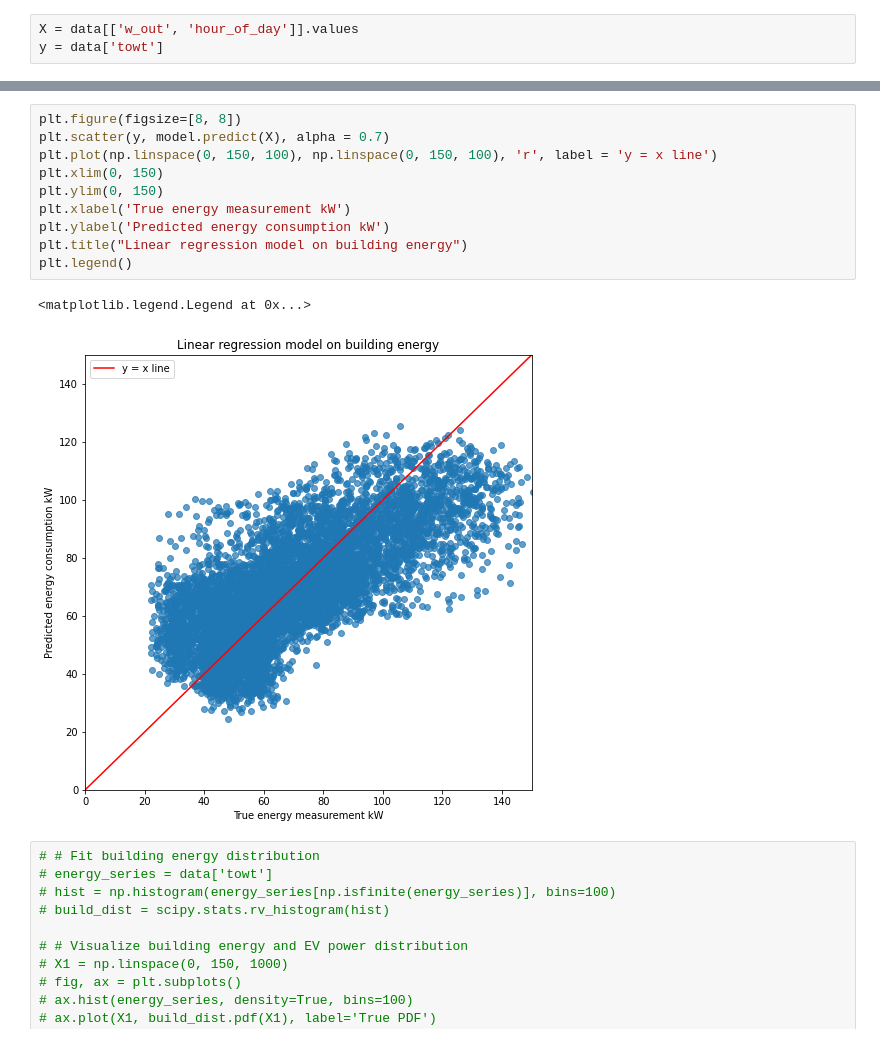
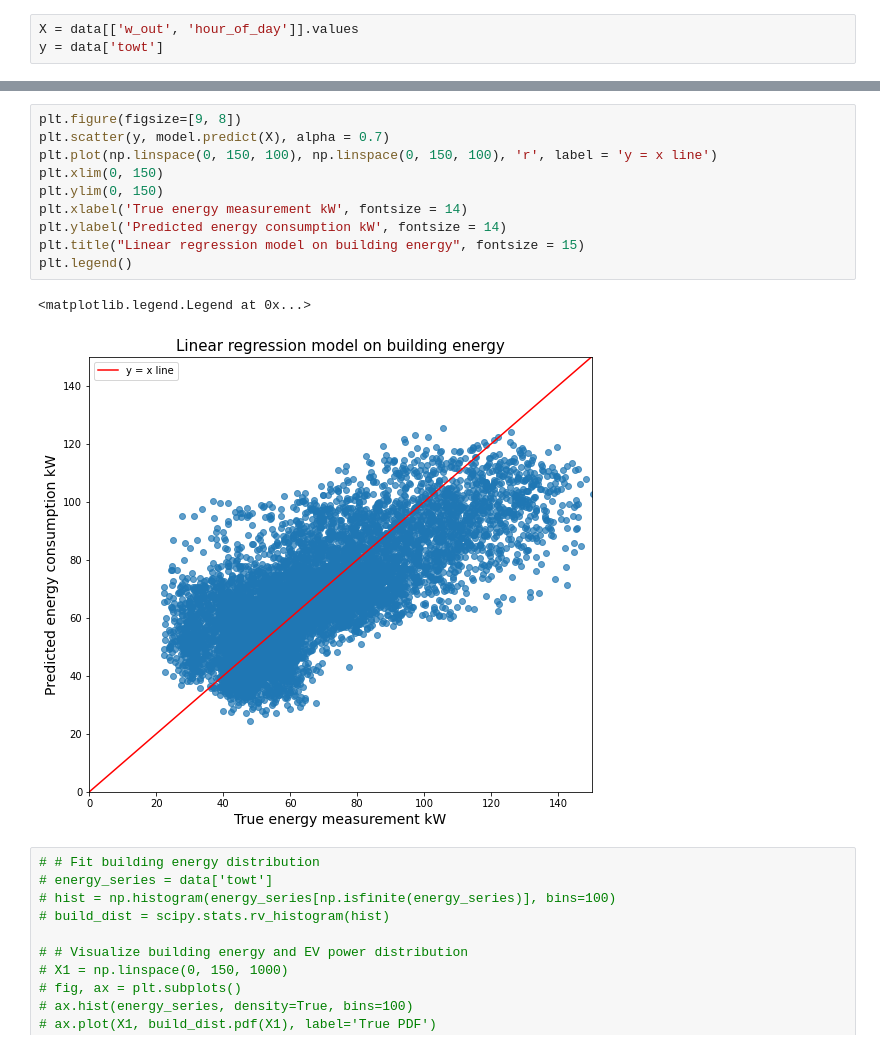
Before and after one commit to eric-shchiu/Building-energy-curtailment-simulation-in-demand-response-event-with-EV-charging, a Jupyter notebook: DR_Probability.ipynb, the cells around one changed output, grey strips where cells are left out. Drawn from its saved outputs; the diff is of its cells as text.

Commit message:
Updated plots for report

```diff
--- a/DR_Probability.ipynb
+++ b/DR_Probability.ipynb
@@ -172,16 +161,16 @@ intercept=  -11.002592908980986
 # %%
-plt.figure(figsize=[8, 8])
+plt.figure(figsize=[9, 8])
 plt.scatter(y, model.predict(X), alpha = 0.7)
 plt.plot(np.linspace(0, 150, 100), np.linspace(0, 150, 100), 'r', label = 'y = x line')
 plt.xlim(0, 150)
 plt.ylim(0, 150)
-plt.xlabel('True energy measurement kW')
-plt.ylabel('Predicted energy consumption kW')
-plt.title("Linear regression model on building energy")
+plt.xlabel('True energy measurement kW', fontsize = 14)
+plt.ylabel('Predicted energy consumption kW', fontsize = 14)
+plt.title("Linear regression model on building energy", fontsize = 15)
 plt.legend()
 # %% [output]
 <matplotlib.legend.Legend at 0x...>
-[figure, old version]
+[figure, new version]
 # %%
 # # Fit building energy distribution
 # energy_series = data['towt']
```
Also changed, not shown: parts of 10 cells of this notebook, 1 other file.
